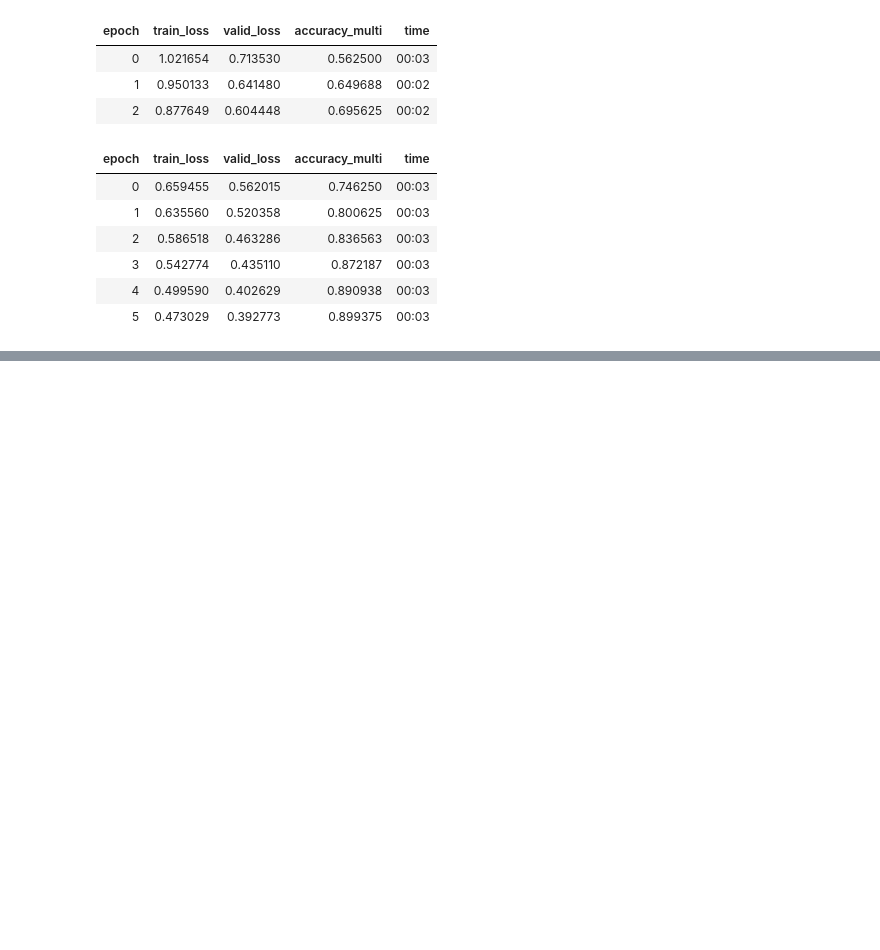
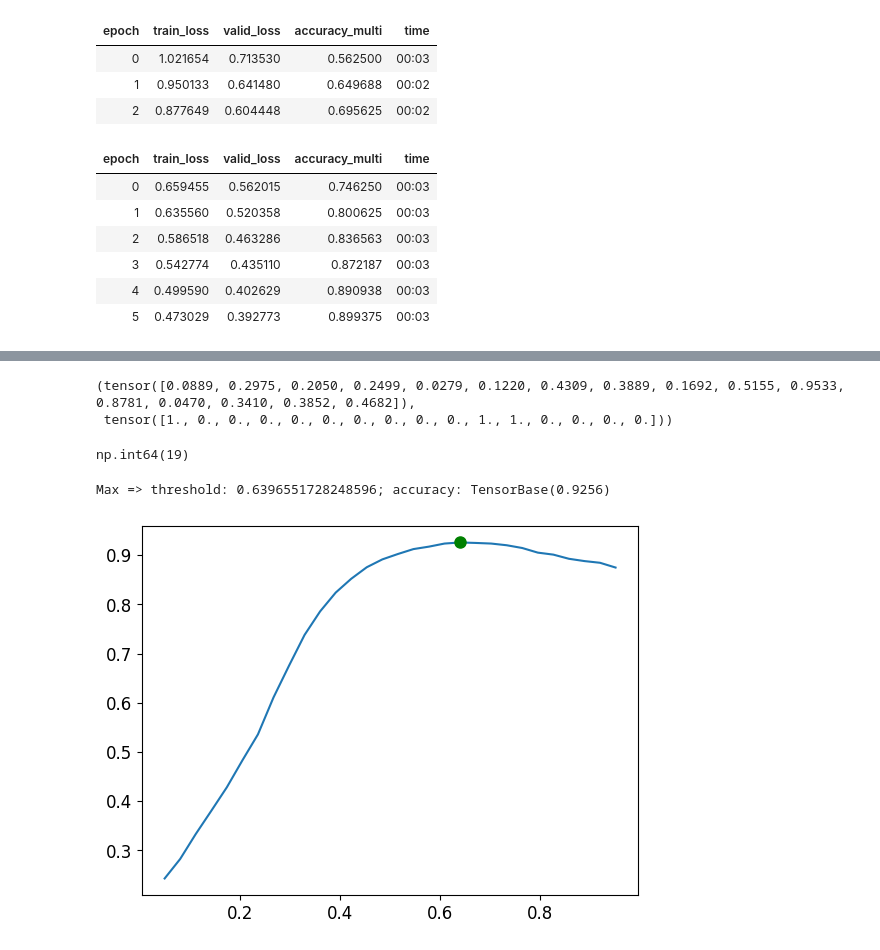
Before and after one commit to CodeWithOz/fastai-deep-learn-coders, a Jupyter notebook: multi-label-planet-sample.ipynb, the cells around one changed output, grey strips where cells are left out. Cells and saved outputs as stored; diff of their text form; code cells hidden in the pictures; blank space fills up the shorter version.

Commit message:
Kaggle Notebook | multi_label_planet_sample | Version 2

```diff
--- a/multi-label-planet-sample.ipynb
+++ b/multi-label-planet-sample.ipynb
@@ -132,0 +135,3 @@ learn.fine_tune(6, base_lr=lr.valley, freeze_epochs=3)
+# %%
+activs, targ = learn.get_preds()
+activs.shape, targ.shape
@@ -132,0 +141,5 @@ learn.fine_tune(6, base_lr=lr.valley, freeze_epochs=3)
+# %%
+activs[0],targ[0]
+# %% [output]
+(tensor([0.0889, 0.2975, 0.2050, 0.2499, 0.0279, 0.1220, 0.4309, 0.3889, 0.1692, 0.5155, 0.9533, 0.8781, 0.0470, 0.3410, 0.3852, 0.4682]),
+ tensor([1., 0., 0., 0., 0., 0., 0., 0., 0., 0., 1., 1., 0., 0., 0., 0.]))
@@ -132,0 +148,21 @@ learn.fine_tune(6, base_lr=lr.valley, freeze_epochs=3)
+# %%
+np.argmax(accs)
+# %% [output]
+np.int64(19)
+# %%
+ts = torch.linspace(0.05, 0.95, 30)
+accs = [accuracy_multi(activs, targ, thresh=t, sigmoid=False) for t in ts]
+
+max_acc_idx = np.argmax(accs)
+
+# plot the full curve
+plt.plot(ts, accs)
+
+# overlay the max accuracy point
+max_acc_x, max_acc_y = ts[max_acc_idx], accs[max_acc_idx]
+plt.plot(max_acc_x, max_acc_y, marker='o', markersize=8, color='green')
+
+print(f'Max => threshold: {max_acc_x}; accuracy: {max_acc_y}')
+# %% [output]
+Max => threshold: 0.6396551728248596; accuracy: TensorBase(0.9256)
+[figure, added]
```
Also changed, not shown: parts of 5 cells of this notebook.
